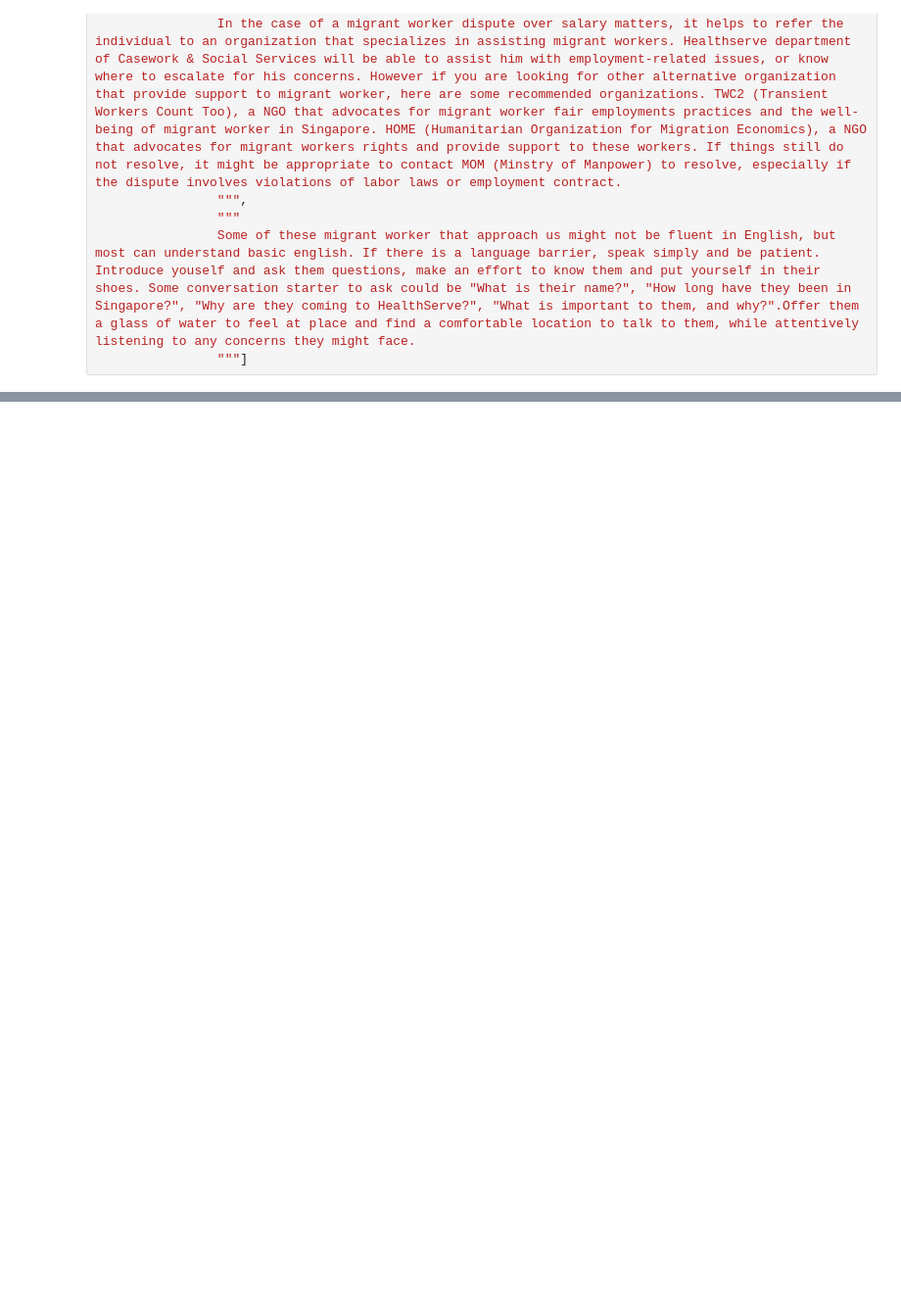
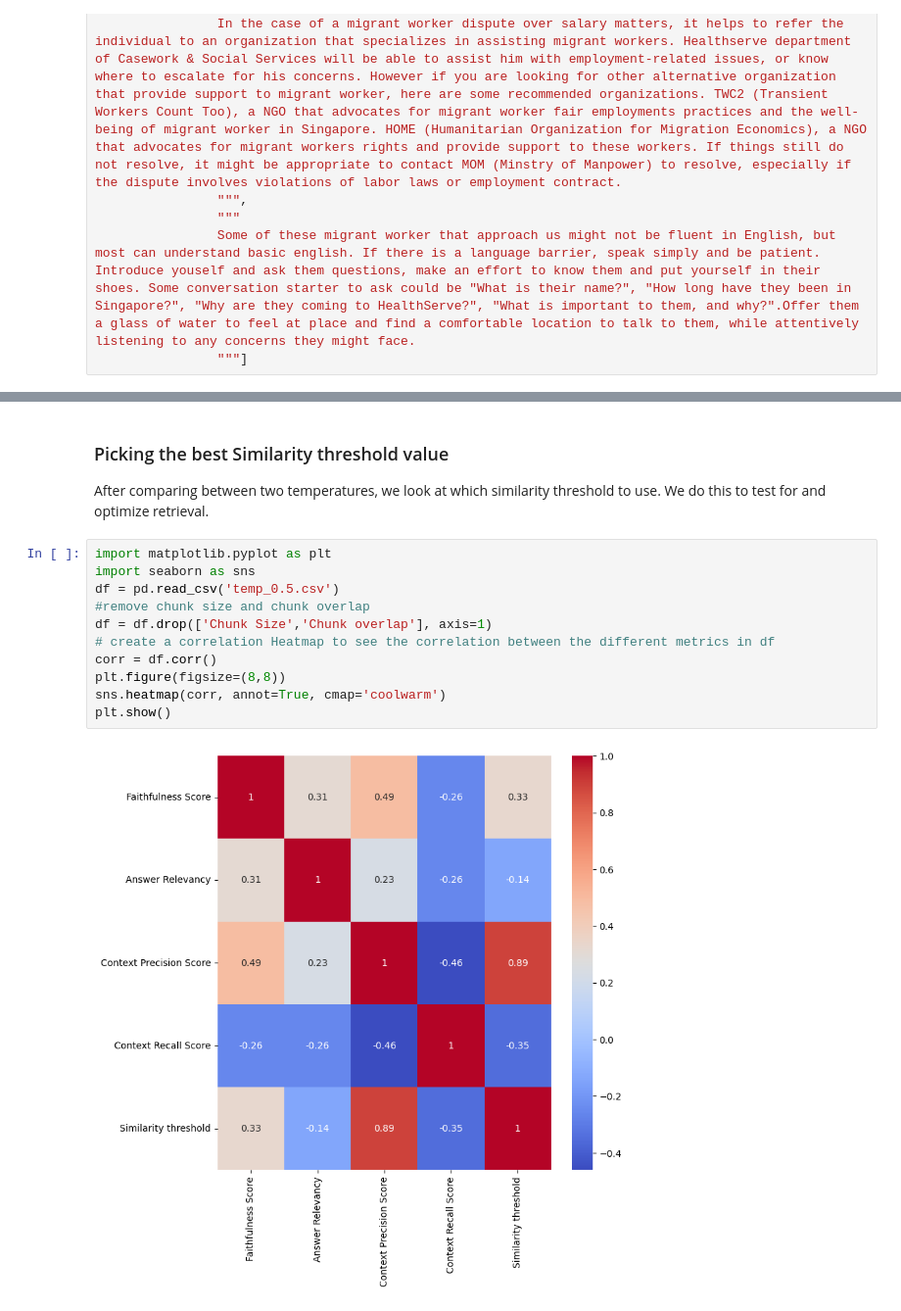
Before and after one commit to potaytoh2/OnboardingBot, a Jupyter notebook: test.ipynb, the cells around one changed output, grey strips where cells are left out. Shown: that part at 98% size. Drawn from its saved outputs; the diff is of its cells as text; blank space fills up the shorter version.

```diff
--- a/test.ipynb
+++ b/test.ipynb
@@ -237,0 +300,16 @@ The three departments in HealthServe are Medical, Counselling, and Casework.
+# %% [markdown]
+### Picking the best Similarity threshold value
+After comparing between two temperatures, we look at which similarity threshold to use. We do this to test for and optimize retrieval.
+# %%
+import matplotlib.pyplot as plt
+import seaborn as sns
+df = pd.read_csv('temp_0.5.csv')
+#remove chunk size and chunk overlap
+df = df.drop(['Chunk Size','Chunk overlap'], axis=1)
+# create a correlation Heatmap to see the correlation between the different metrics in df
+corr = df.corr()
+plt.figure(figsize=(8,8))
+sns.heatmap(corr, annot=True, cmap='coolwarm')
+plt.show()
+# %% [output]
+[figure, added]
```
Also changed, not shown: parts of 22 cells of this notebook, 3 other files.
